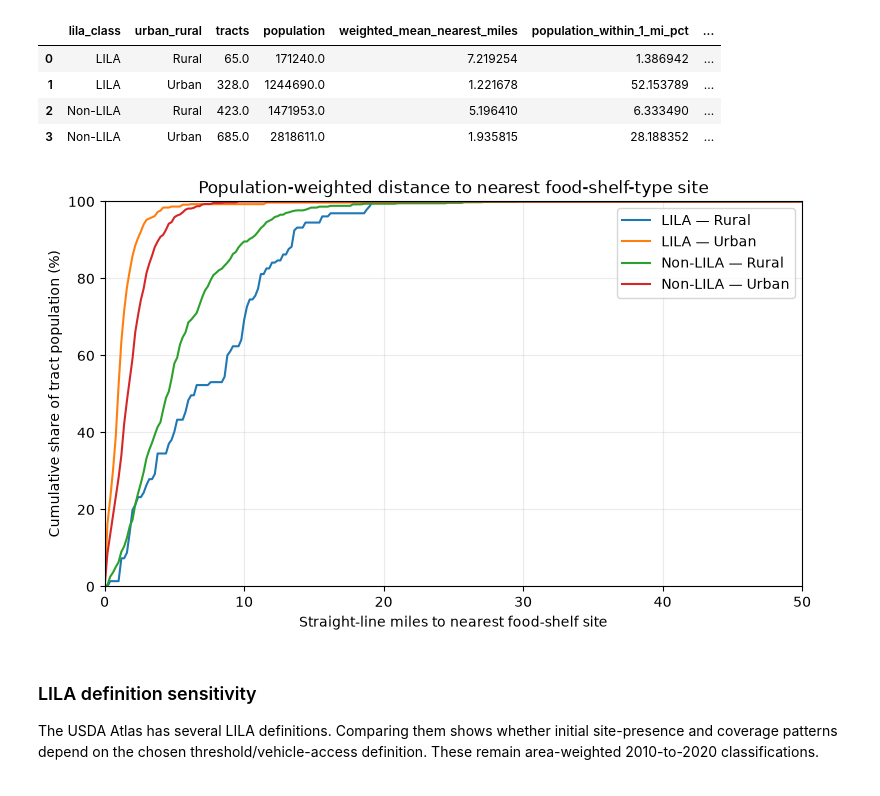
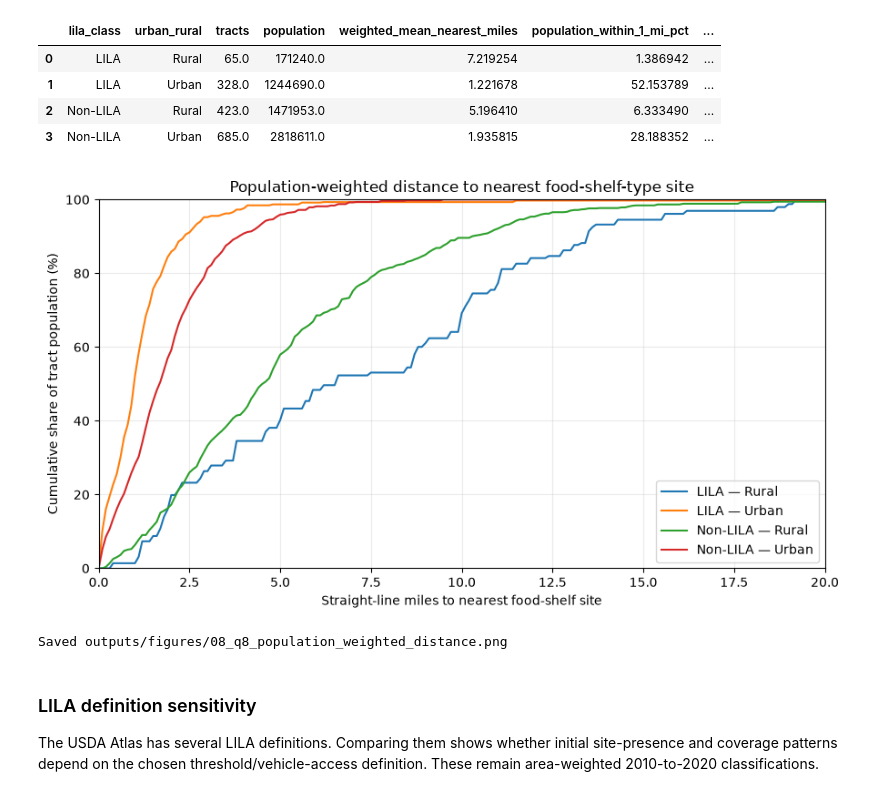
Before and after one commit to dhyan95/MinneMUDAC, a Jupyter notebook: notebooks/q8_exploration.ipynb, the cells around one changed output. Cells and saved outputs as stored; diff of their text form; code cells hidden in the pictures.

Commit message:
Focus Q8 distance plot on first 20 miles
Co-authored-by: Copilot App <223556219+Copilot@users.noreply.github.com>

```diff
--- a/notebooks/q8_exploration.ipynb
+++ b/notebooks/q8_exploration.ipynb
@@ -36,6 +36,7 @@ TRACT_GAZETTEER = C.EXTERNAL / "census" / "gazetteer" / "2026_Gaz_tracts_nationa
 LILA_FLAG = "LILATracts_halfAnd10"
 STATEWIDE_OUTPUT = C.FIG / "08_q8_lila_site_presence.png"
 TWIN_CITIES_OUTPUT = C.FIG / "08_q8_lila_site_presence_twin_cities.png"
+DISTANCE_OUTPUT = C.FIG / "08_q8_population_weighted_distance.png"
 TWIN_CITIES_BOUNDS = (-94.15, 44.45, -92.45, 45.45)
 
 for path in (BOUNDARIES, LILA_DATA, ATLAS_2010, RELATIONSHIP,
@@ -400,28 +401,32 @@ coverage
 | 3 | Non-LILA | Urban | 685.0 | 2818611.0 | 1.935815 | 28.188352 | ... |
 # %%
 fig, ax = plt.subplots(figsize=(9, 5))
-distance_grid = np.linspace(0, 50, 251)
+distance_grid = np.linspace(0, 20, 201)
 cdf_data = distance_data[distance_data["population"].gt(0)
                          & distance_data["lila_class"].ne("Unavailable")
                          & distance_data["urban_rural"].ne("Unavailable")]
 for (lila_class, urban_rural), group in cdf_data.groupby(
         ["lila_class", "urban_rural"], observed=True):
     group = group[group["population"].gt(0) & group["nearest_site_miles"].notna()]
     weights = group["population"].to_numpy(dtype=float)
     miles = group["nearest_site_miles"].to_numpy(dtype=float)
     weighted_cdf = [100 * weights[miles <= cutoff].sum() / weights.sum()
                     for cutoff in distance_grid]
     ax.plot(distance_grid, weighted_cdf, label=f"{lila_class} — {urban_rural}")
 ax.set(xlabel="Straight-line miles to nearest food-shelf site",
        ylabel="Cumulative share of tract population (%)",
        title="Population-weighted distance to nearest food-shelf-type site")
-ax.set_xlim(0, 50)
+ax.set_xlim(0, 20)
 ax.set_ylim(0, 100)
 ax.grid(alpha=0.25)
 ax.legend()
+fig.tight_layout()
+fig.savefig(DISTANCE_OUTPUT, dpi=220, bbox_inches="tight")
 plt.show()
+print(f"Saved {DISTANCE_OUTPUT.relative_to(ROOT)}")
 # %% [output]
-[figure, old version]
+[figure, new version]
+Saved outputs/figures/08_q8_population_weighted_distance.png
 # %% [markdown]
 ### LILA definition sensitivity
 
```
Also changed, not shown: 2 other files.
